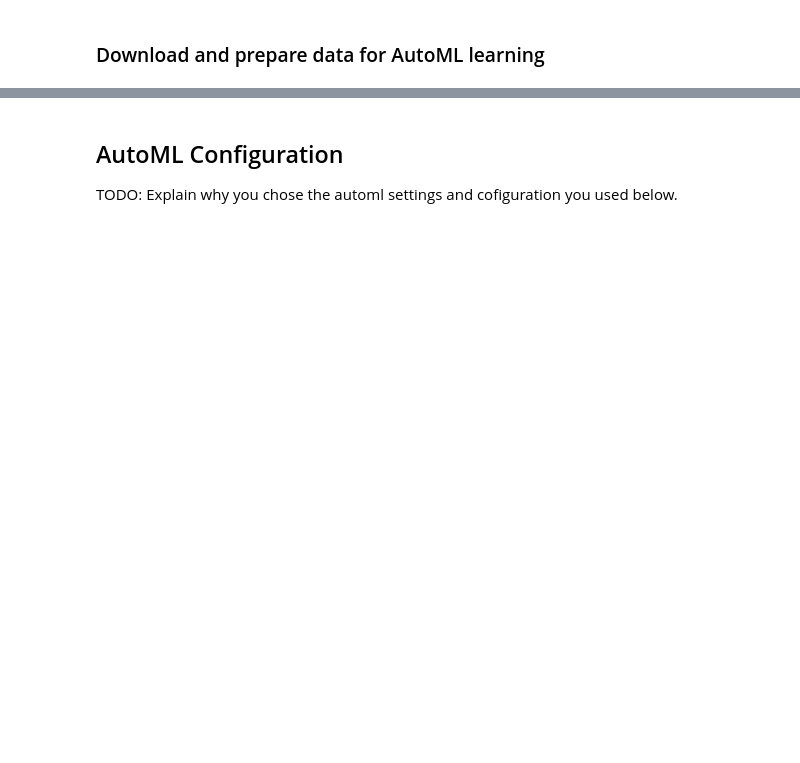
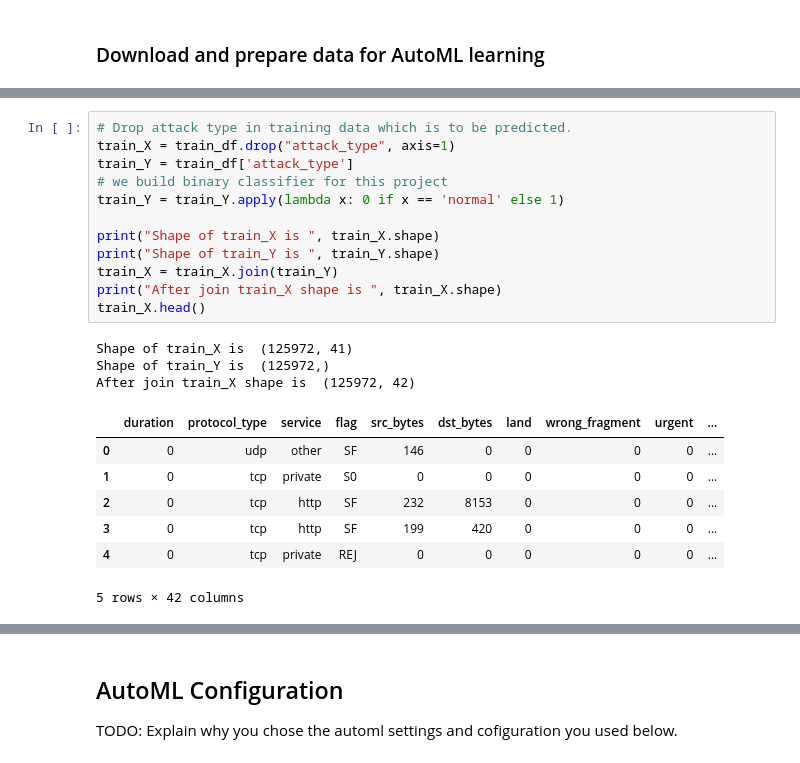
Before and after one commit to venkataravikumaralladi/AzureMLCapstoneProject, a Jupyter notebook: automl.ipynb, the cells around one changed output, grey strips where cells are left out. Cells and saved outputs as stored; diff of their text form; blank space fills up the shorter version.

```diff
--- a/automl.ipynb
+++ b/automl.ipynb
@@ -134,0 +139,23 @@ banktraining_dataset = Dataset.Tabular.from_delimited_files(path=[(default_datas
+# %%
+# Drop attack type in training data which is to be predicted.
+train_X = train_df.drop("attack_type", axis=1)
+train_Y = train_df['attack_type']
+# we build binary classifier for this project
+train_Y = train_Y.apply(lambda x: 0 if x == 'normal' else 1)
+
+print("Shape of train_X is ", train_X.shape)
+print("Shape of train_Y is ", train_Y.shape)
+train_X = train_X.join(train_Y)
+print("After join train_X shape is ", train_X.shape)
+train_X.head()
+# %% [output]
+Shape of train_X is  (125972, 41)
+Shape of train_Y is  (125972,)
+After join train_X shape is  (125972, 42)
+|  | duration | protocol_type | service | flag | src_bytes | dst_bytes | land | wrong_fragment | urgent | ... |
+| 0 | 0 | udp | other | SF | 146 | 0 | 0 | 0 | 0 | ... |
+| 1 | 0 | tcp | private | S0 | 0 | 0 | 0 | 0 | 0 | ... |
+| 2 | 0 | tcp | http | SF | 232 | 8153 | 0 | 0 | 0 | ... |
+| 3 | 0 | tcp | http | SF | 199 | 420 | 0 | 0 | 0 | ... |
+| 4 | 0 | tcp | private | REJ | 0 | 0 | 0 | 0 | 0 | ... |
+5 rows × 42 columns
```
Also changed, not shown: parts of 17 cells of this notebook.
